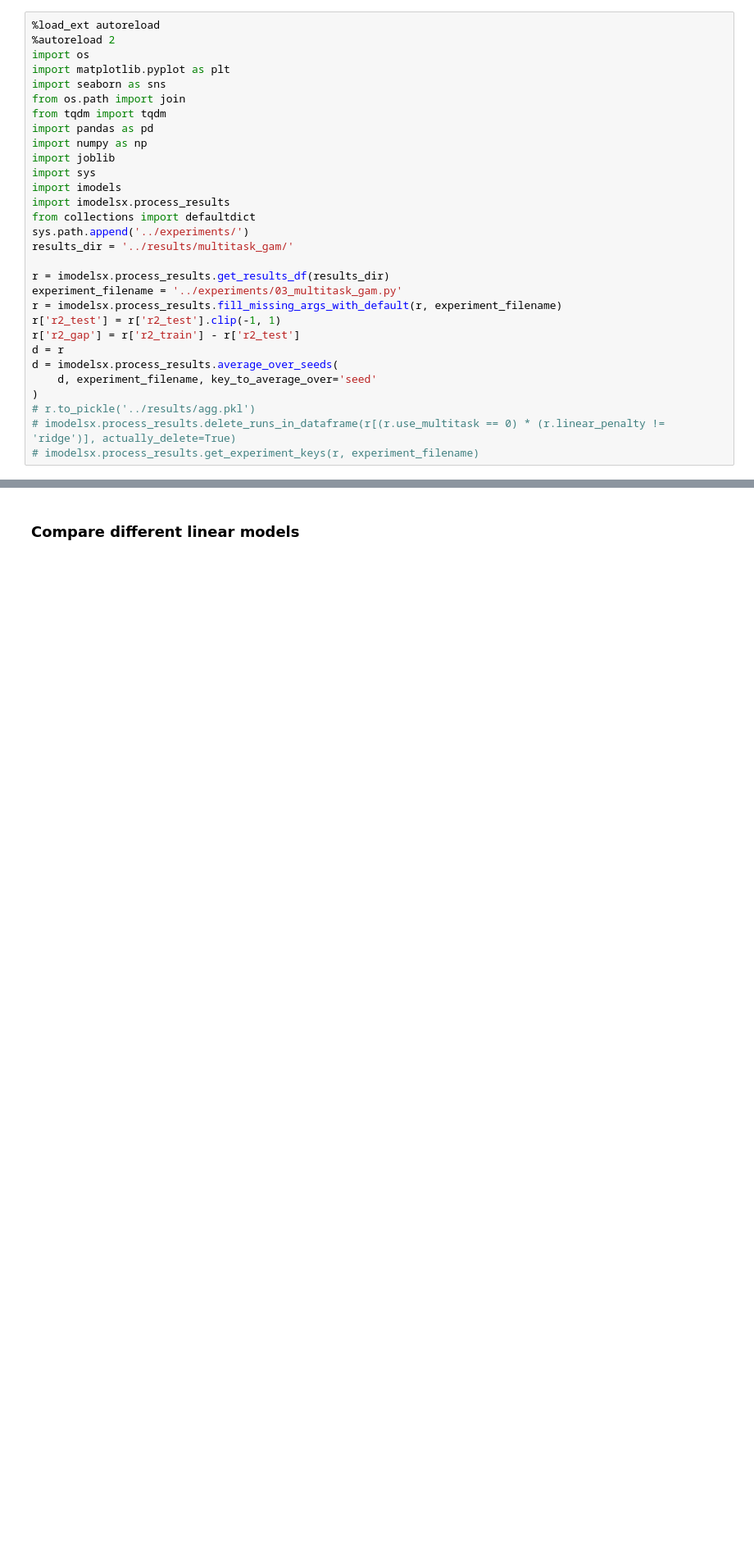
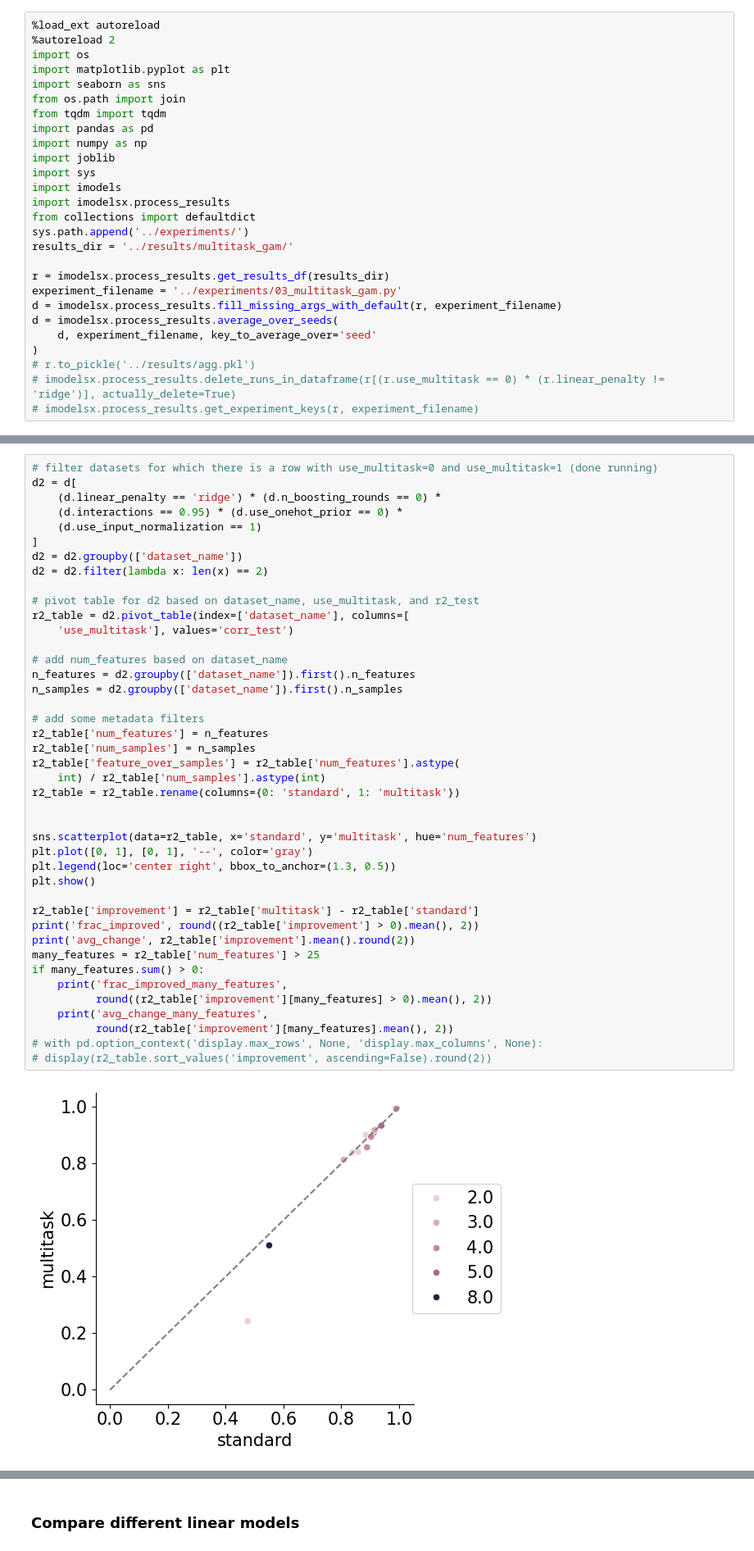
Before and after one commit to csinva/gam-experiments, a Jupyter notebook: notebooks/05_multitask_gam.ipynb, the cells around one changed output, grey strips where cells are left out. Shown at 82% size. Drawn from its saved outputs; the diff is of its cells as text; blank space fills up the shorter version.

```diff
--- a/notebooks/05_multitask_gam.ipynb
+++ b/notebooks/05_multitask_gam.ipynb
@@ -18,10 +18,7 @@ results_dir = '../results/multitask_gam/'
 
 r = imodelsx.process_results.get_results_df(results_dir)
 experiment_filename = '../experiments/03_multitask_gam.py'
-r = imodelsx.process_results.fill_missing_args_with_default(r, experiment_filename)
-r['r2_test'] = r['r2_test'].clip(-1, 1)
-r['r2_gap'] = r['r2_train'] - r['r2_test']
-d = r
+d = imodelsx.process_results.fill_missing_args_with_default(r, experiment_filename)
 d = imodelsx.process_results.average_over_seeds(
     d, experiment_filename, key_to_average_over='seed'
 )
@@ -54,0 +36,44 @@ dtype: int64
+# %%
+# filter datasets for which there is a row with use_multitask=0 and use_multitask=1 (done running)
+d2 = d[
+    (d.linear_penalty == 'ridge') * (d.n_boosting_rounds == 0) *
+    (d.interactions == 0.95) * (d.use_onehot_prior == 0) *
+    (d.use_input_normalization == 1)
+]
+d2 = d2.groupby(['dataset_name'])
+d2 = d2.filter(lambda x: len(x) == 2)
+
+# pivot table for d2 based on dataset_name, use_multitask, and r2_test
+r2_table = d2.pivot_table(index=['dataset_name'], columns=[
+    'use_multitask'], values='corr_test')
+
+# add num_features based on dataset_name
+n_features = d2.groupby(['dataset_name']).first().n_features
+n_samples = d2.groupby(['dataset_name']).first().n_samples
+
+# add some metadata filters
+r2_table['num_features'] = n_features
+r2_table['num_samples'] = n_samples
+r2_table['feature_over_samples'] = r2_table['num_features'].astype(
+    int) / r2_table['num_samples'].astype(int)
+r2_table = r2_table.rename(columns={0: 'standard', 1: 'multitask'})
+
+
+sns.scatterplot(data=r2_table, x='standard', y='multitask', hue='num_features')
+plt.plot([0, 1], [0, 1], '--', color='gray')
+plt.legend(loc='center right', bbox_to_anchor=(1.3, 0.5))
+plt.show()
+
+r2_table['improvement'] = r2_table['multitask'] - r2_table['standard']
+print('frac_improved', round((r2_table['improvement'] > 0).mean(), 2))
+print('avg_change', r2_table['improvement'].mean().round(2))
+many_features = r2_table['num_features'] > 25
+if many_features.sum() > 0:
+    print('frac_improved_many_features',
+          round((r2_table['improvement'][many_features] > 0).mean(), 2))
+    print('avg_change_many_features',
+          round(r2_table['improvement'][many_features].mean(), 2))
+# with pd.option_context('display.max_rows', None, 'display.max_columns', None):
+# display(r2_table.sort_values('improvement', ascending=False).round(2))
+# %% [output]
+[figure, added]
```
Also changed, not shown: parts of 8 cells of this notebook, 2 other files.
